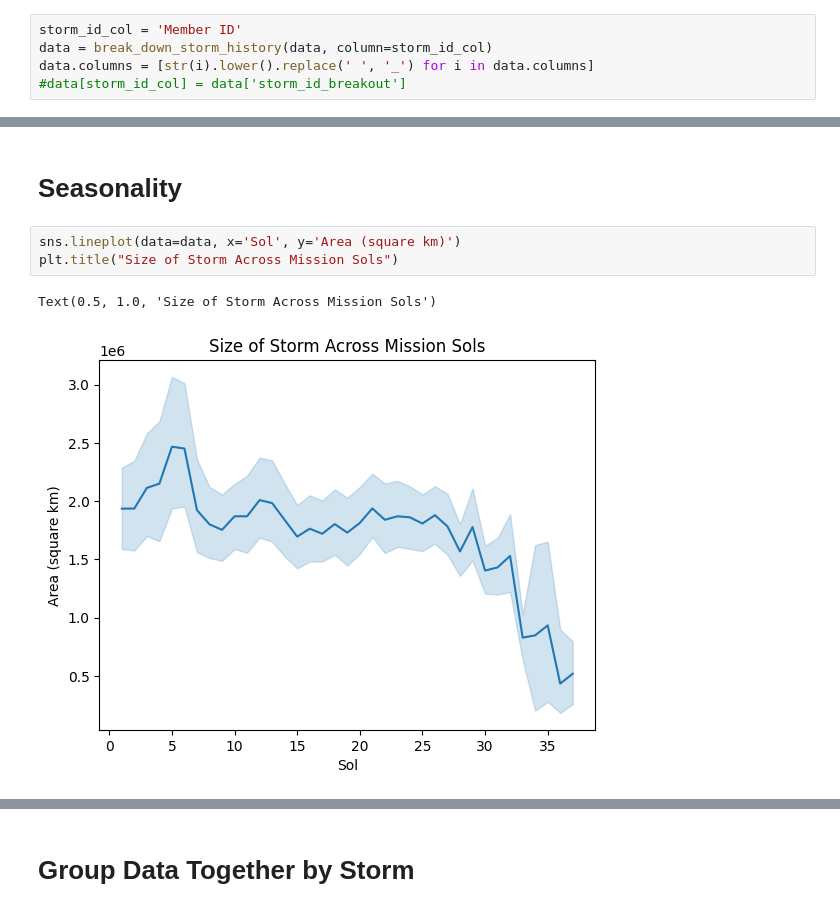
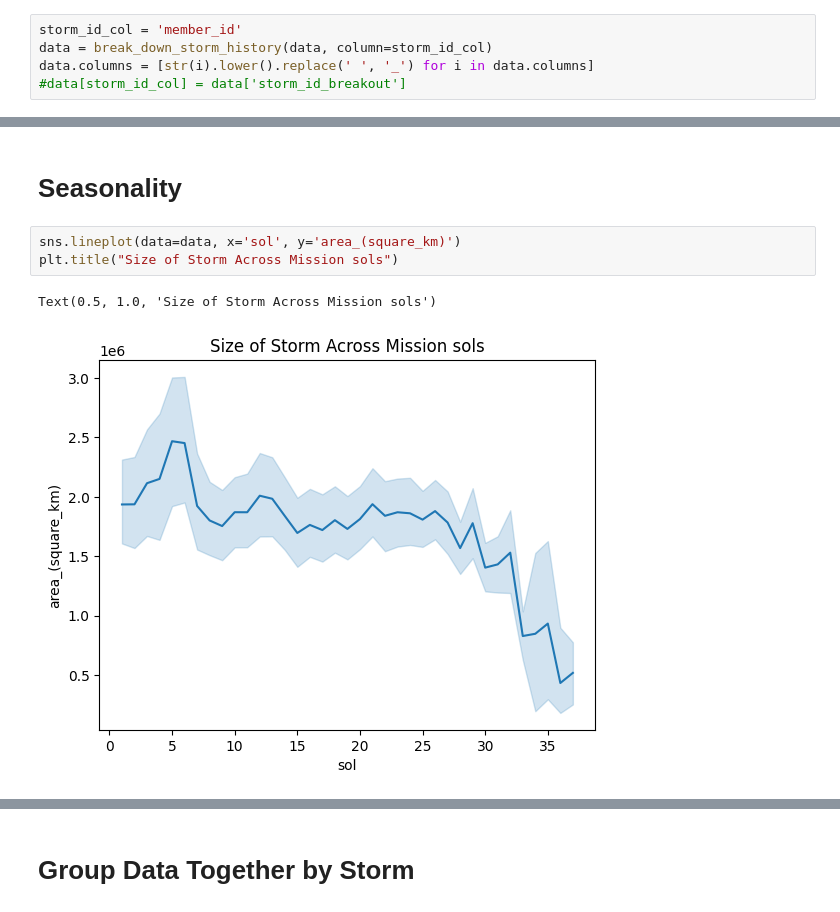
Before and after one commit to tjensen8/mars-dust, a Jupyter notebook: mars_dust/exploration.ipynb, the cells around one changed output, grey strips where cells are left out. Saved outputs shown, nothing was run; the diff lists cells and outputs as text.

```diff
--- a/mars_dust/exploration.ipynb
+++ b/mars_dust/exploration.ipynb
@@ -20,7 +20,7 @@ reload(sys.modules['StormFormat'])
 # %%
 data = read_data('./MDAD.csv')
 # %%
-storm_id_col = 'Member ID'
+storm_id_col = 'member_id'
 data = break_down_storm_history(data, column=storm_id_col)
 data.columns = [str(i).lower().replace(' ', '_') for i in data.columns]
 #data[storm_id_col] = data['storm_id_breakout']
@@ -226,8 +222,8 @@ plt.legend([])
 # %% [markdown]
 # Seasonality
 # %%
-sns.lineplot(data=data, x='Sol', y='Area (square km)')
-plt.title("Size of Storm Across Mission Sols")
+sns.lineplot(data=data, x='sol', y='area_(square_km)')
+plt.title("Size of Storm Across Mission sols")
 # %% [output]
-Text(0.5, 1.0, 'Size of Storm Across Mission Sols')
+Text(0.5, 1.0, 'Size of Storm Across Mission sols')
-[figure, old version]
+[figure, new version]
```
Also changed, not shown: parts of 28 cells of this notebook.
